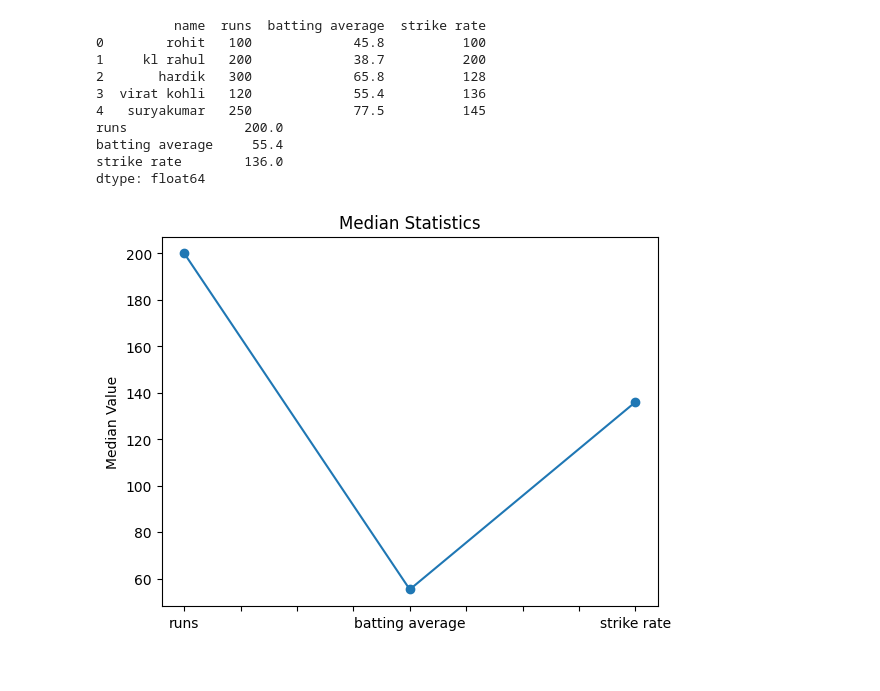
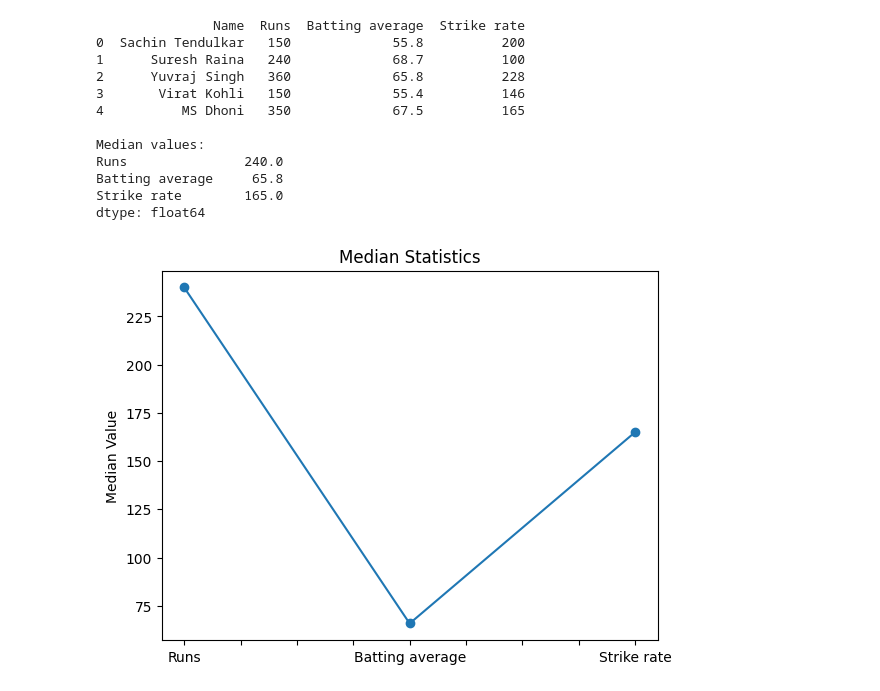
Before and after one commit to NaveenGumaste/Python-ML, a Jupyter notebook: task 1.ipynb, the cells around one changed output. Drawn from its saved outputs; the diff is of its cells as text; code cells hidden in the pictures.

```diff
--- a/task 1.ipynb
+++ b/task 1.ipynb
@@ -50,28 +52,31 @@ Mean Strike Rate: 141.8
 # %%
 import pandas as pd
 import matplotlib.pyplot as plt
 data = pd.read_csv('task1.csv')
-numeric_columns = ["runs", "batting average", "strike rate"]
+numeric_columns = ["Runs", "Batting average", "Strike rate"]
 median_values = data[numeric_columns].median()
 print(data.to_string())
+print("\nMedian values:")
 print(median_values)
 
 median_values.plot(marker='o')
 plt.ylabel('Median Value')
 plt.title('Median Statistics')
 plt.show()
 # %% [output]
-          name  runs  batting average  strike rate
-0        rohit   100             45.8          100
-1     kl rahul   200             38.7          200
-2       hardik   300             65.8          128
-3  virat kohli   120             55.4          136
-4   suryakumar   250             77.5          145
-runs               200.0
-batting average     55.4
-strike rate        136.0
+               Name  Runs  Batting average  Strike rate
+0  Sachin Tendulkar   150             55.8          200
+1      Suresh Raina   240             68.7          100
+2      Yuvraj Singh   360             65.8          228
+3       Virat Kohli   150             55.4          146
+4          MS Dhoni   350             67.5          165
+
+Median values:
+Runs               240.0
+Batting average     65.8
+Strike rate        165.0
 dtype: float64
-[figure, old version]
+[figure, new version]
 # %%
 import pandas as pd
 import matplotlib.pyplot as plt
```
Also changed, not shown: parts of 3 cells of this notebook, 1 other file.
